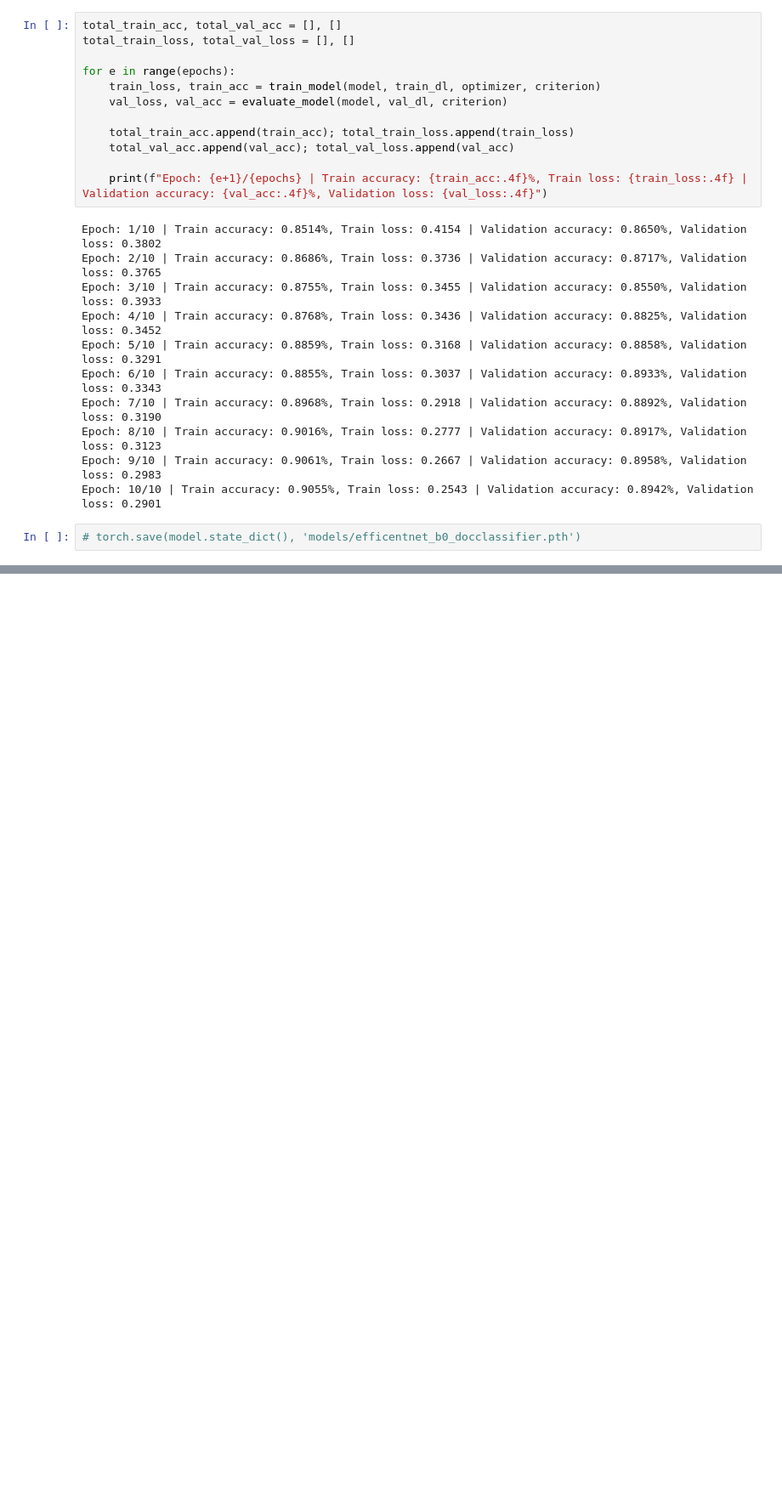
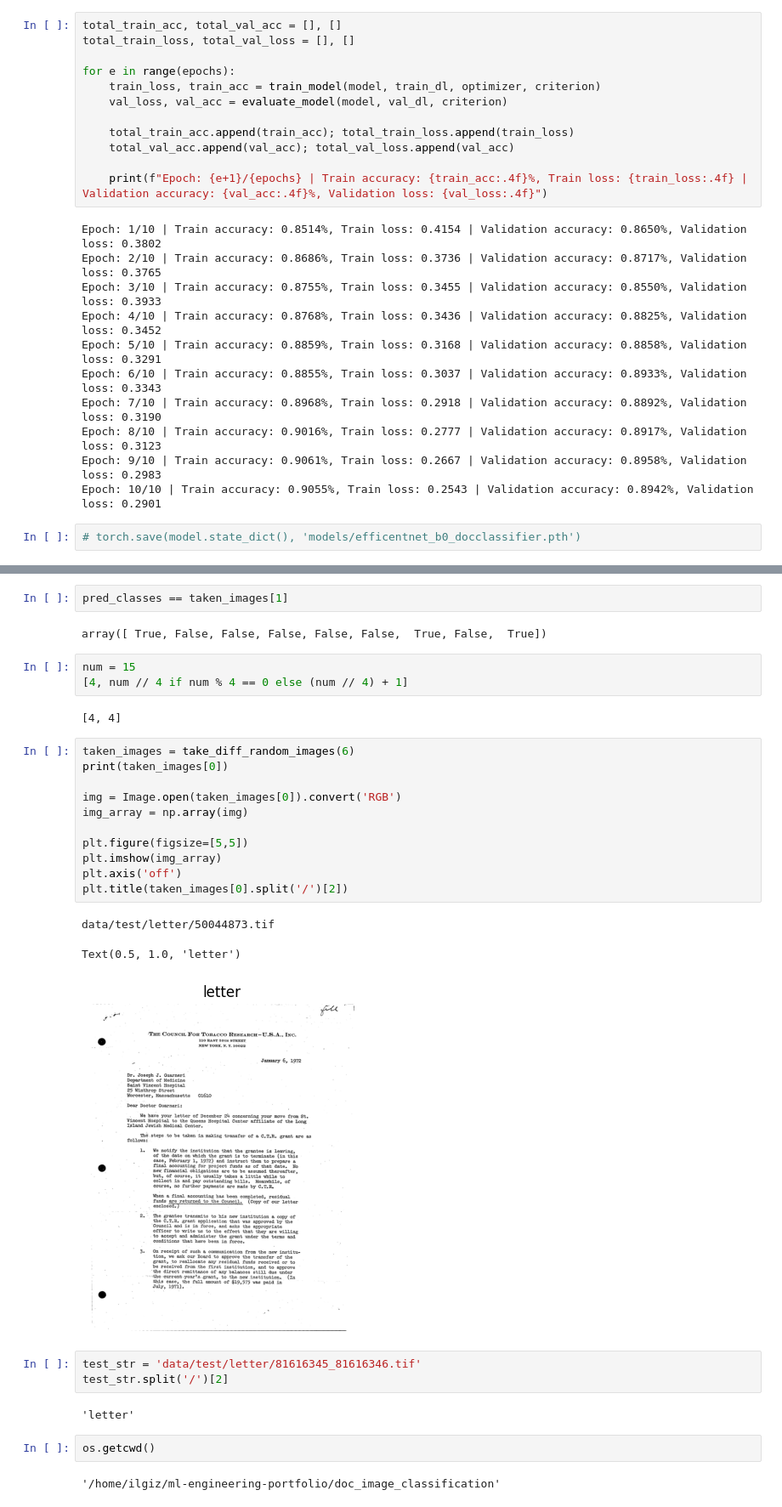
Before and after one commit to Swanger-Iz/ml-engineering-portfolio, a Jupyter notebook: doc_image_classification/research_netebook.ipynb, the cells around one changed output, grey strips where cells are left out. Shown at 85% size. Cells and saved outputs as stored; diff of their text form; blank space fills up the shorter version.

```diff
--- a/doc_image_classification/research_netebook.ipynb
+++ b/doc_image_classification/research_netebook.ipynb
@@ -362,0 +725,33 @@ Epoch: 10/10 | Train accuracy: 0.9055%, Train loss: 0.2543 | Validation accuracy
+# %%
+pred_classes == taken_images[1]
+# %% [output]
+array([ True, False, False, False, False, False,  True, False,  True])
+# %%
+num = 15
+[4, num // 4 if num % 4 == 0 else (num // 4) + 1]
+# %% [output]
+[4, 4]
+# %%
+taken_images = take_diff_random_images(6)
+print(taken_images[0])
+
+img = Image.open(taken_images[0]).convert('RGB')
+img_array = np.array(img)
+
+plt.figure(figsize=[5,5])
+plt.imshow(img_array)
+plt.axis('off')
+plt.title(taken_images[0].split('/')[2])
+# %% [output]
+data/test/letter/50044873.tif
+Text(0.5, 1.0, 'letter')
+[figure, added]
+# %%
+test_str = 'data/test/letter/81616345_81616346.tif'
+test_str.split('/')[2]
+# %% [output]
+'letter'
+# %%
+os.getcwd()
+# %% [output]
+'/home/ilgiz/ml-engineering-portfolio/doc_image_classification'
```
Also changed, not shown: parts of 48 cells of this notebook, 7 other files.
